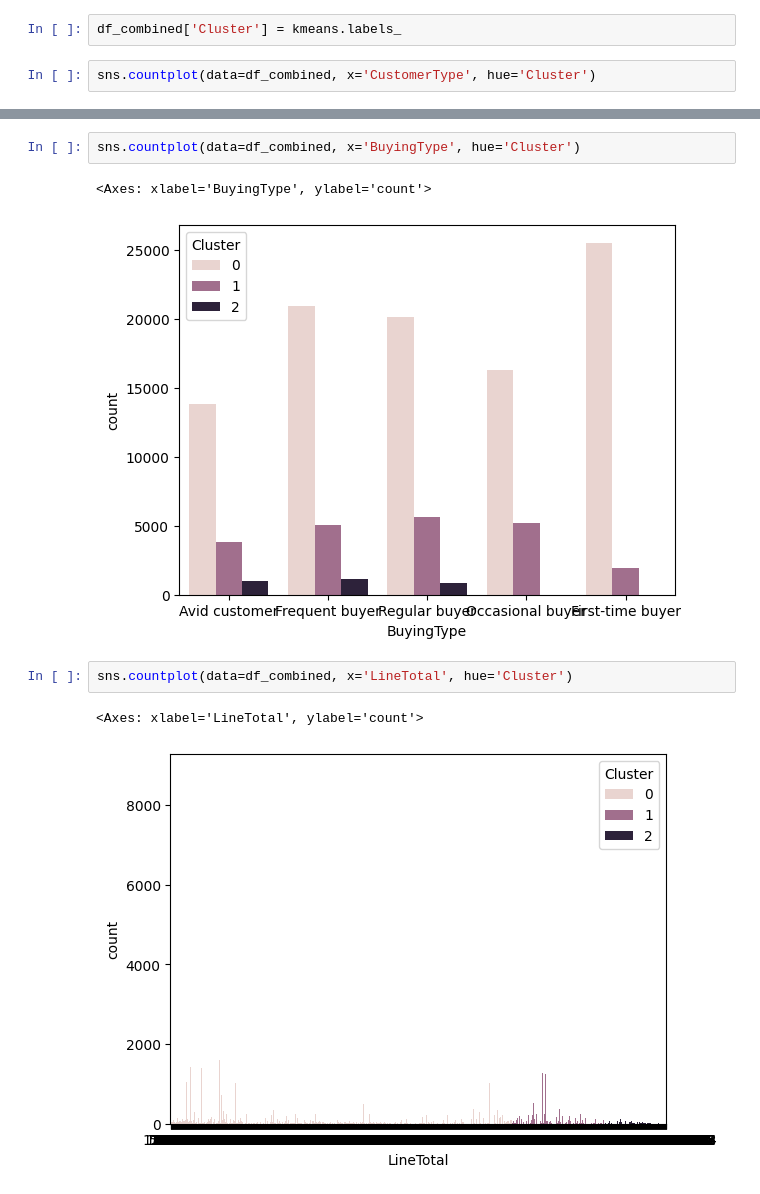
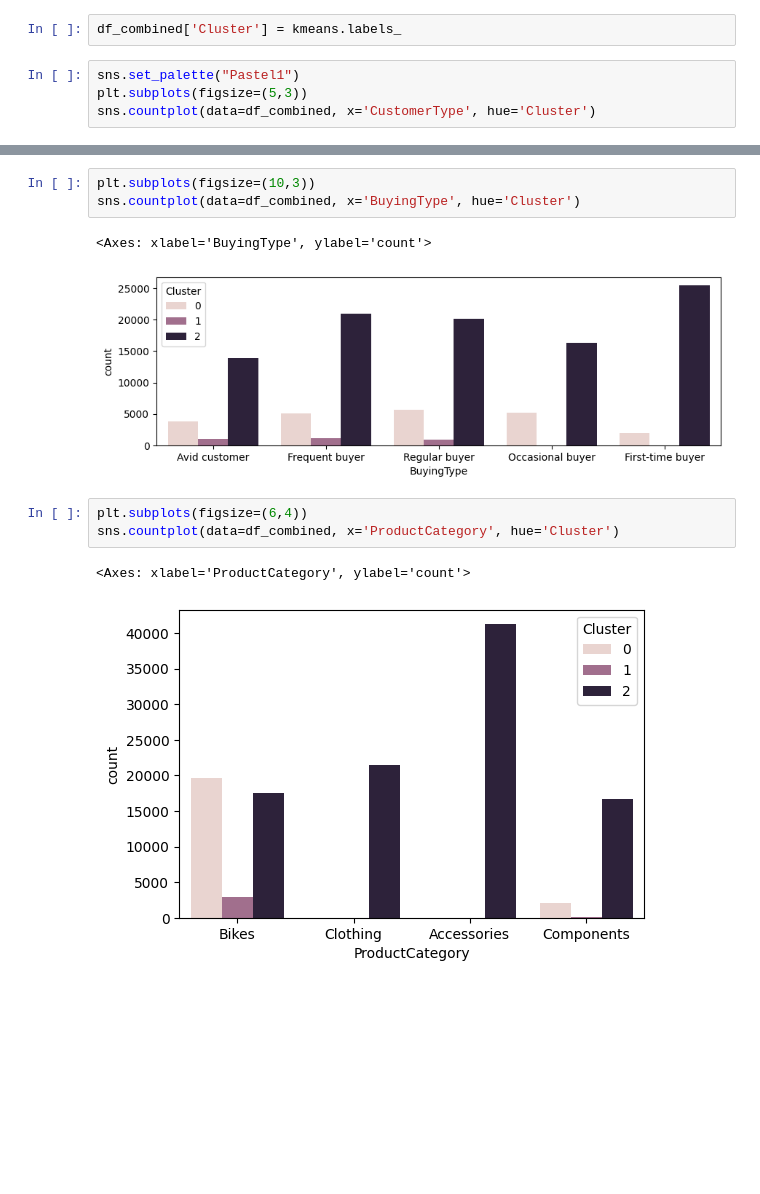
Before and after one commit to dsprincess/python-projects, a Jupyter notebook: Clustering_Customer_Segmentation_AW2022/taskupdated.ipynb, the cells around one changed output, grey strips where cells are left out. Cells and saved outputs as stored; diff of their text form; blank space fills up the shorter version.

Commit message:
Improved cluster analysis

```diff
--- a/Clustering_Customer_Segmentation_AW2022/taskupdated.ipynb
+++ b/Clustering_Customer_Segmentation_AW2022/taskupdated.ipynb
@@ -608,6 +608,8 @@ max                            0.0                  1.000000      2.0
 # %%
 df_combined['Cluster'] = kmeans.labels_
 # %%
+sns.set_palette("Pastel1")
+plt.subplots(figsize=(5,3))
 sns.countplot(data=df_combined, x='CustomerType', hue='Cluster')
 # %% [output]
 <Axes: xlabel='CustomerType', ylabel='count'>
@@ -615,10 +617,12 @@ sns.countplot(data=df_combined, x='CustomerType', hue='Cluster')
 # %%
+plt.subplots(figsize=(10,3))
 sns.countplot(data=df_combined, x='BuyingType', hue='Cluster')
 # %% [output]
 <Axes: xlabel='BuyingType', ylabel='count'>
-[figure, old version]
+[figure, new version]
 # %%
-sns.countplot(data=df_combined, x='LineTotal', hue='Cluster')
+plt.subplots(figsize=(6,4))
+sns.countplot(data=df_combined, x='ProductCategory', hue='Cluster')
 # %% [output]
-<Axes: xlabel='LineTotal', ylabel='count'>
+<Axes: xlabel='ProductCategory', ylabel='count'>
-[figure, old version]
+[figure, new version]
```
Also changed, not shown: parts of 15 cells of this notebook.
